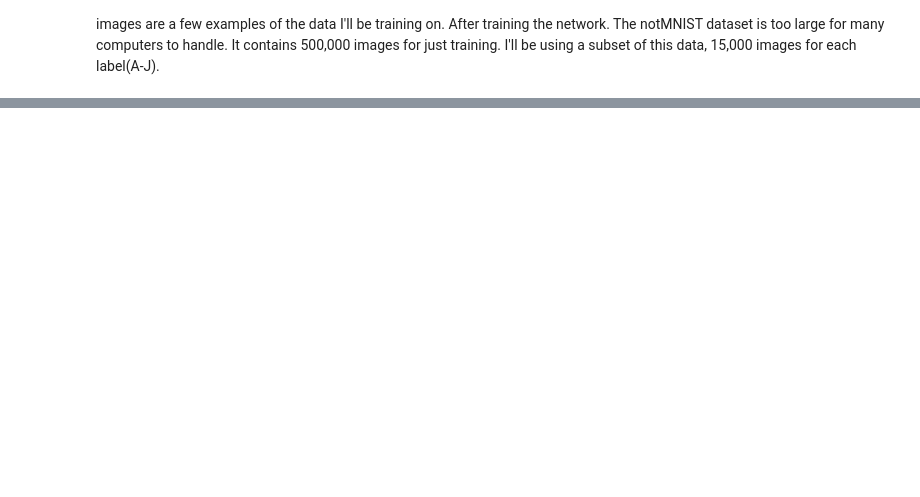
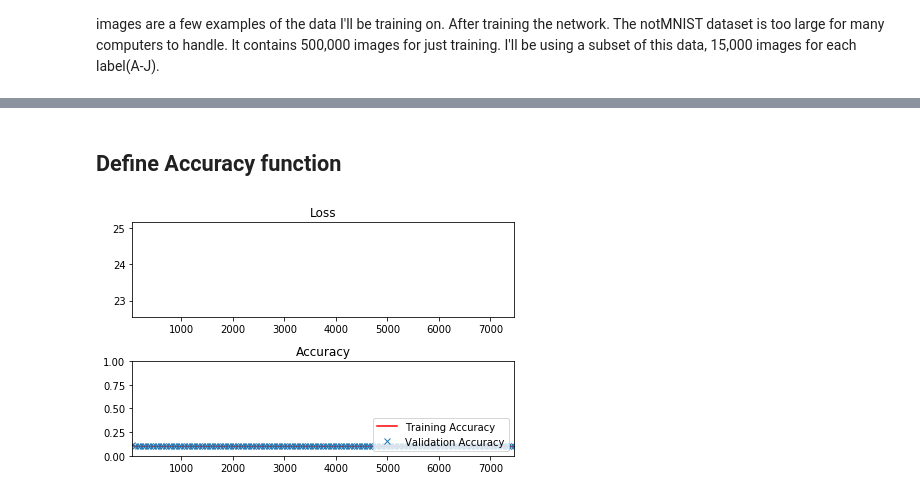
Before and after one commit to MasanaoMatsuda/tr-self-driving-cars, a Jupyter notebook: L11_TensorFlow_notMNIST.ipynb, the cells around one changed output, grey strips where cells are left out. Cells and saved outputs as stored; diff of their text form; code cells hidden in the pictures; blank space fills up the shorter version.

```diff
--- a/L11_TensorFlow_notMNIST.ipynb
+++ b/L11_TensorFlow_notMNIST.ipynb
@@ -65,0 +155,79 @@ Labels One-Hot Encoded
+# %%
+features_count = 784
+labels_count = 10
+
+features = tf.placeholder(tf.float32)
+labels = tf.placeholder(tf.float32)
+weights = tf.Variable(tf.truncated_normal((features_count, labels_count)))
+biases = tf.Variable(tf.zeros((labels_count)))
+
+train_feed_dict = {features: train_f, labels: train_l}
+valid_feed_dict = {features: valid_f, labels: valid_l}
+test_feed_dict = {features: test_f, labels: test_l}
+
+logits = tf.add(tf.matmul(features, weights), biases)
+prediction = tf.nn.softmax(logits)
+cross_entropy = -tf.reduce_sum(labels * tf.log(prediction), axis=1)
+loss = tf.reduce_mean(cross_entropy)
+# %% [markdown]
+## Define Accuracy function
+# %%
+is_correct_pred = tf.equal(tf.argmax(prediction, 1), tf.argmax(labels, 1))
+accuracy = tf.reduce_mean(tf.cast(is_correct_pred, tf.float32))
+# %%
+epochs = 1
+batch_size = 50
+l_rate = 0.01
+
+optimizer = tf.train.GradientDescentOptimizer(l_rate).minimize(loss)
+
+batch_count = int(math.ceil(len(train_f)/batch_size))
+
+validation_acc = 0.0
+log_batch_step = 50
+batches = []
+batch_loss = []
+batch_train_acc = []
+batch_valid_acc = []
+
+with tf.Session() as sess:
+    sess.run(tf.global_variables_initializer())
+
+    for epoch_i in range(epochs):
+        # Progress bar
+        batches_pbar = tqdm(range(batch_count), desc='Epoch {:>2}/{}'.format(epoch_i+1, epochs), unit='batches')
+        for batch_i in batches_pbar:
+            start = batch_i*batch_size
+            batch_f = train_f[start: start+batch_size]
+            batch_l = train_l[start: start+batch_size]
+
+            _, l = sess.run(
+                [optimizer, loss],
+                feed_dict={features: batch_f, labels:batch_l})
+
+            if not batch_i % log_batch_step:
+                train_acc = sess.run(accuracy, feed_dict=train_feed_dict)
+                valid_acc = sess.run(accuracy, feed_dict=valid_feed_dict)
+
+                prev_batch = batches[-1] if batches else 0
+                batches.append(log_batch_step + prev_batch)
+                batch_loss.append(l)
+                batch_train_acc.append(train_acc)
+                batch_valid_acc.append(valid_acc)
+        validation_acc = sess.run(accuracy, feed_dict=valid_feed_dict)
+
+loss_plot = plt.subplot(211)
+loss_plot.set_title('Loss')
+loss_plot.plot(batches, batch_loss, 'g')
+loss_plot.set_xlim([batches[0], batches[-1]])
+acc_plot = plt.subplot(212)
+acc_plot.set_title('Accuracy')
+acc_plot.plot(batches, batch_train_acc, 'r', label='Training Accuracy')
+acc_plot.plot(batches, batch_valid_acc, 'x', label='Validation Accuracy')
+acc_plot.set_ylim([0, 1.0])
+acc_plot.set_xlim([batches[0], batches[-1]])
+acc_plot.legend(loc=4)
+plt.tight_layout()
+plt.show()
+# %% [output]
+[figure, added]
```
Also changed, not shown: parts of 15 cells of this notebook, 1 other file.
